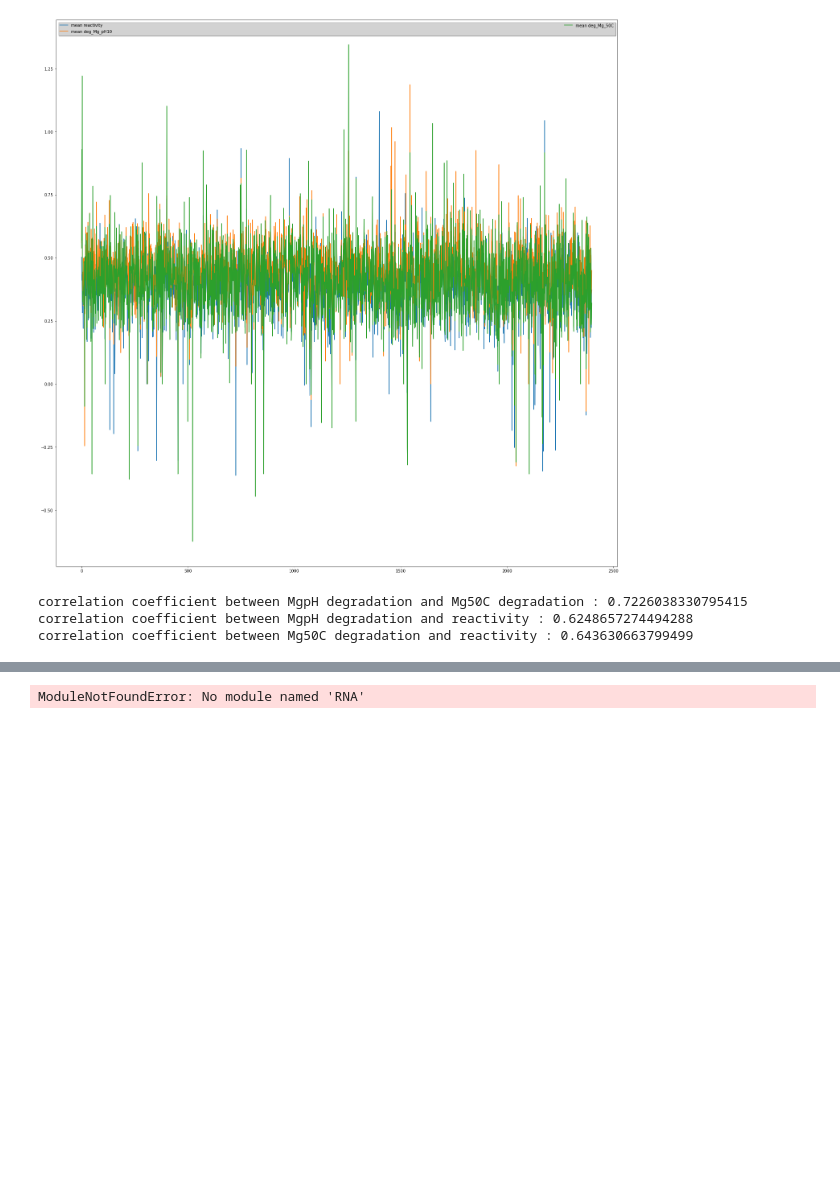
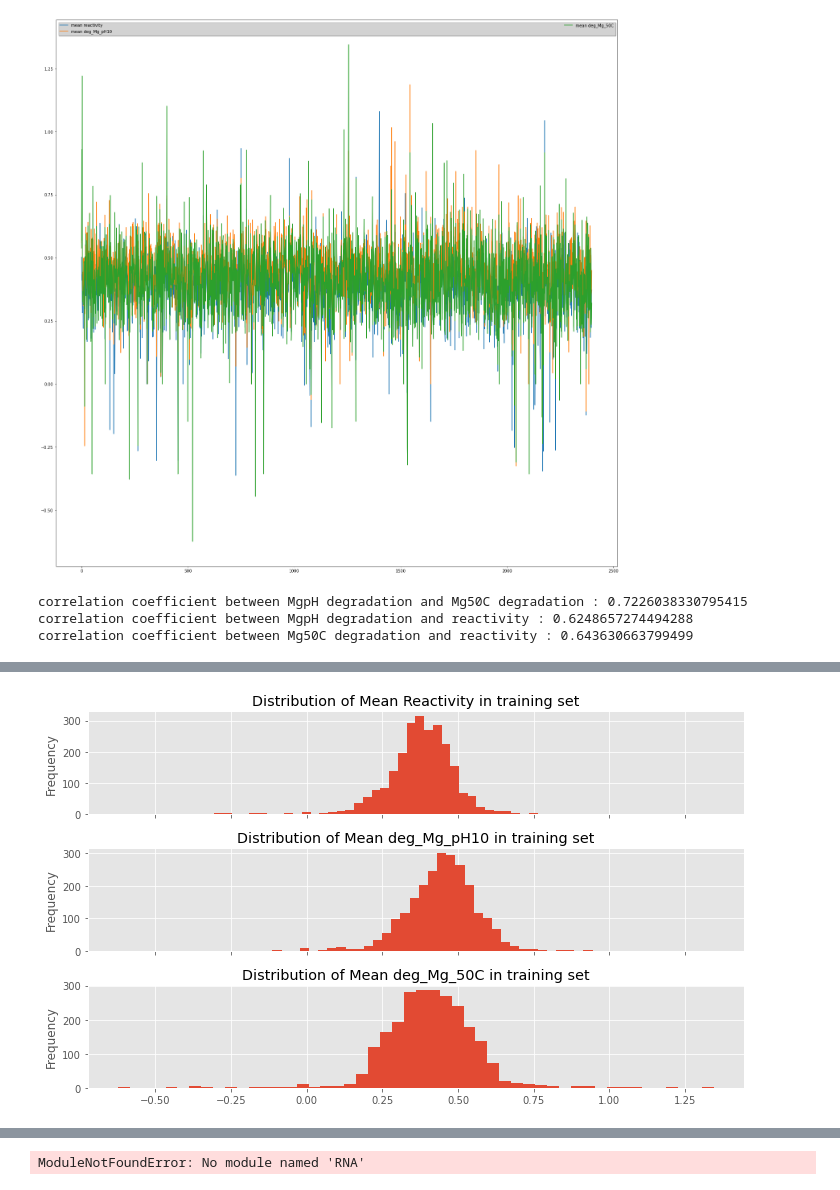
Before and after one commit to Sawzen/OpenVaccine-COVID-19-mRNA-Vaccine-Degradation-Prediction, a Jupyter notebook: Notebook/BaseStructLoop_Degradation_relation.ipynb, the cells around one changed output, grey strips where cells are left out. Drawn from its saved outputs; the diff is of its cells as text; code cells hidden in the pictures; blank space fills up the shorter version.

```diff
--- a/Notebook/BaseStructLoop_Degradation_relation.ipynb
+++ b/Notebook/BaseStructLoop_Degradation_relation.ipynb
@@ -431,0 +441,28 @@ correlation coefficient between Mg50C degradation and reactivity : 0.64363066379
+# %%
+fig, axs = plt.subplots(3, 1,
+                        figsize=(10, 6),
+                        sharex=True)
+axs = axs.flatten()
+train['mean_reactivity'] = train['reactivity'].apply(lambda x: np.mean(x))
+train['mean_deg_Mg_pH10'] = train['deg_Mg_pH10'].apply(lambda x: np.mean(x))
+train['mean_deg_Mg_50C'] = train['deg_Mg_50C'].apply(lambda x: np.mean(x))
+
+train['mean_reactivity'] \
+    .plot(kind='hist',
+          bins=50,
+          title='Distribution of Mean Reactivity in training set',
+         ax=axs[0])
+train['mean_deg_Mg_pH10'] \
+    .plot(kind='hist',
+          bins=50,
+          ax=axs[1],
+          title='Distribution of Mean deg_Mg_pH10 in training set')
+train['mean_deg_Mg_50C'] \
+    .plot(kind='hist',
+          bins=50,
+          ax=axs[2],
+          title='Distribution of Mean deg_Mg_50C in training set')
+plt.tight_layout()
+plt.show()
+# %% [output]
+[figure, added]
```
Also changed, not shown: parts of 3 cells of this notebook.
